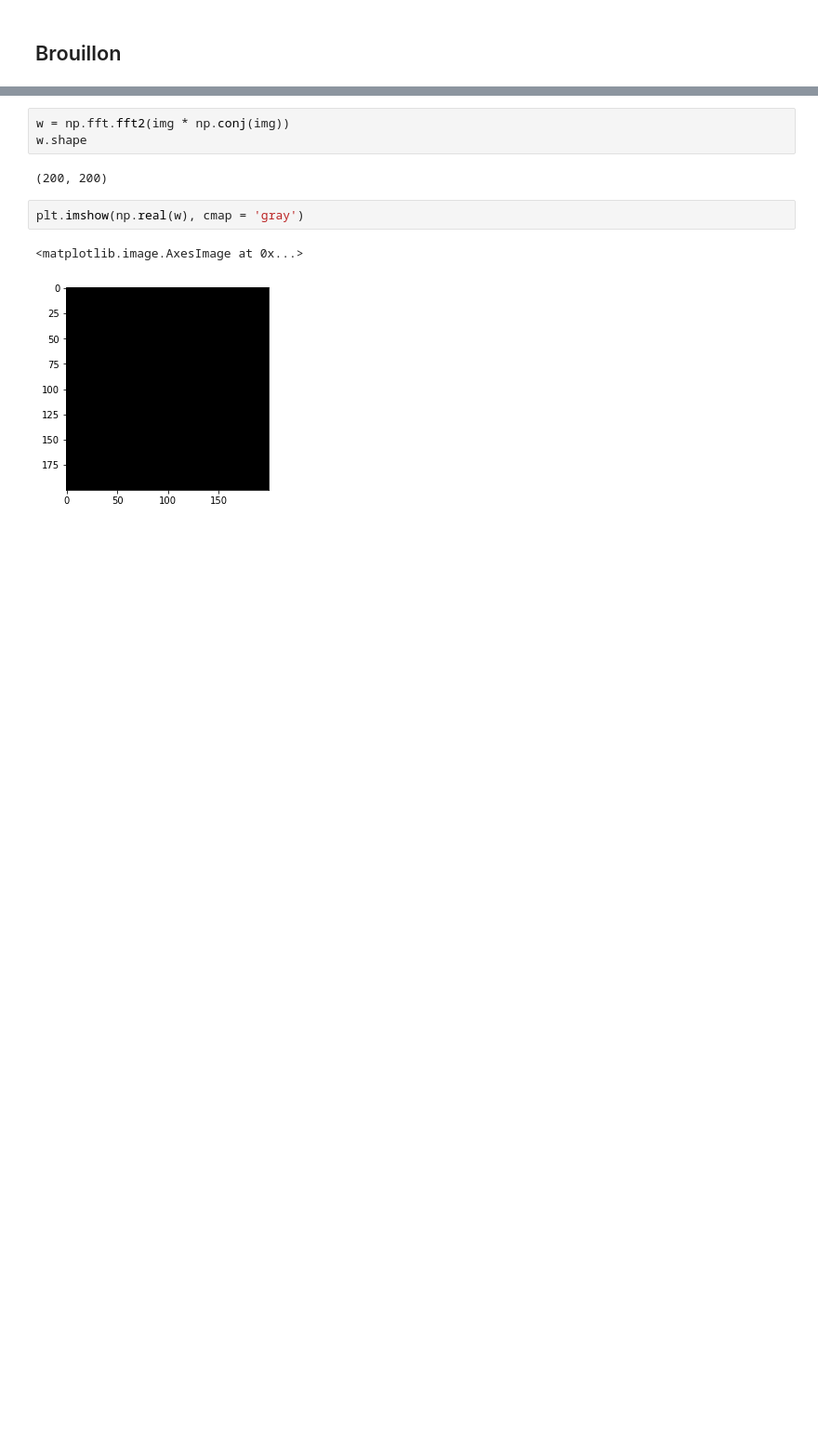
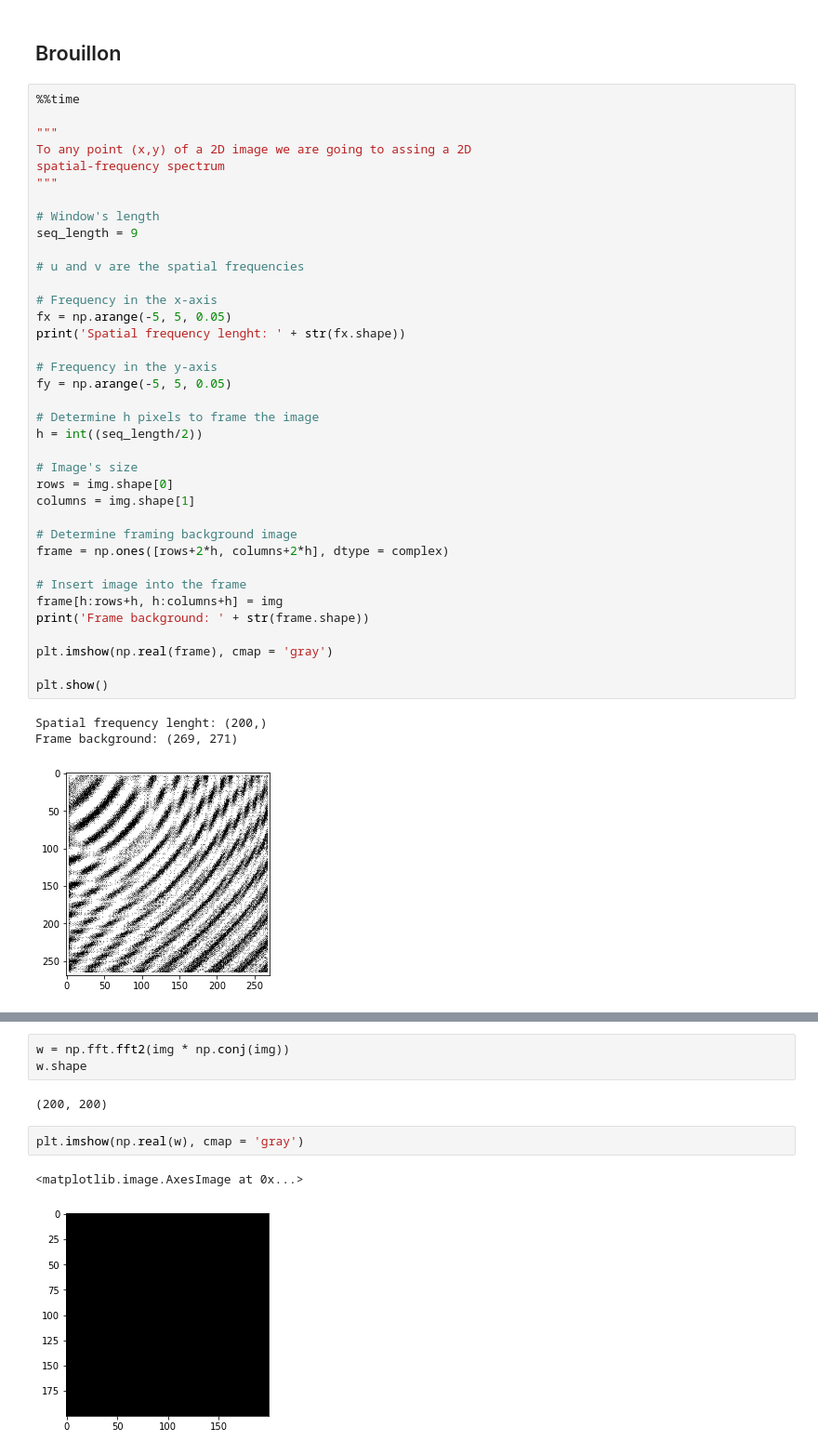
Before and after one commit to fernandolucasaa/computerGeneratedHolography, a Jupyter notebook: tests_wigner_distribution/jupyterComputeWignerDistribution.ipynb, the cells around one changed output, grey strips where cells are left out. Shown: that part at 93% size. Cells and saved outputs as stored; diff of their text form; blank space fills up the shorter version.

```diff
--- a/tests_wigner_distribution/jupyterComputeWignerDistribution.ipynb
+++ b/tests_wigner_distribution/jupyterComputeWignerDistribution.ipynb
@@ -568,2 +616,43 @@ def kernel_function(m, n, kx, ky, f):
 # %% [markdown]
 ## Brouillon
+# %%
+%%time
+
+"""
+To any point (x,y) of a 2D image we are going to assing a 2D
+spatial-frequency spectrum
+"""
+
+# Window's length
+seq_length = 9
+
+# u and v are the spatial frequencies
+
+# Frequency in the x-axis
+fx = np.arange(-5, 5, 0.05)
+print('Spatial frequency lenght: ' + str(fx.shape))
+
+# Frequency in the y-axis
+fy = np.arange(-5, 5, 0.05)
+
+# Determine h pixels to frame the image
+h = int((seq_length/2))
+
+# Image's size
+rows = img.shape[0]
+columns = img.shape[1]
+
+# Determine framing background image
+frame = np.ones([rows+2*h, columns+2*h], dtype = complex)
+
+# Insert image into the frame
+frame[h:rows+h, h:columns+h] = img
+print('Frame background: ' + str(frame.shape))
+
+plt.imshow(np.real(frame), cmap = 'gray')
+
+plt.show()
+# %% [output]
+Spatial frequency lenght: (200,)
+Frame background: (269, 271)
+[figure, added]
```
Also changed, not shown: parts of 16 cells of this notebook, 3 other files.
